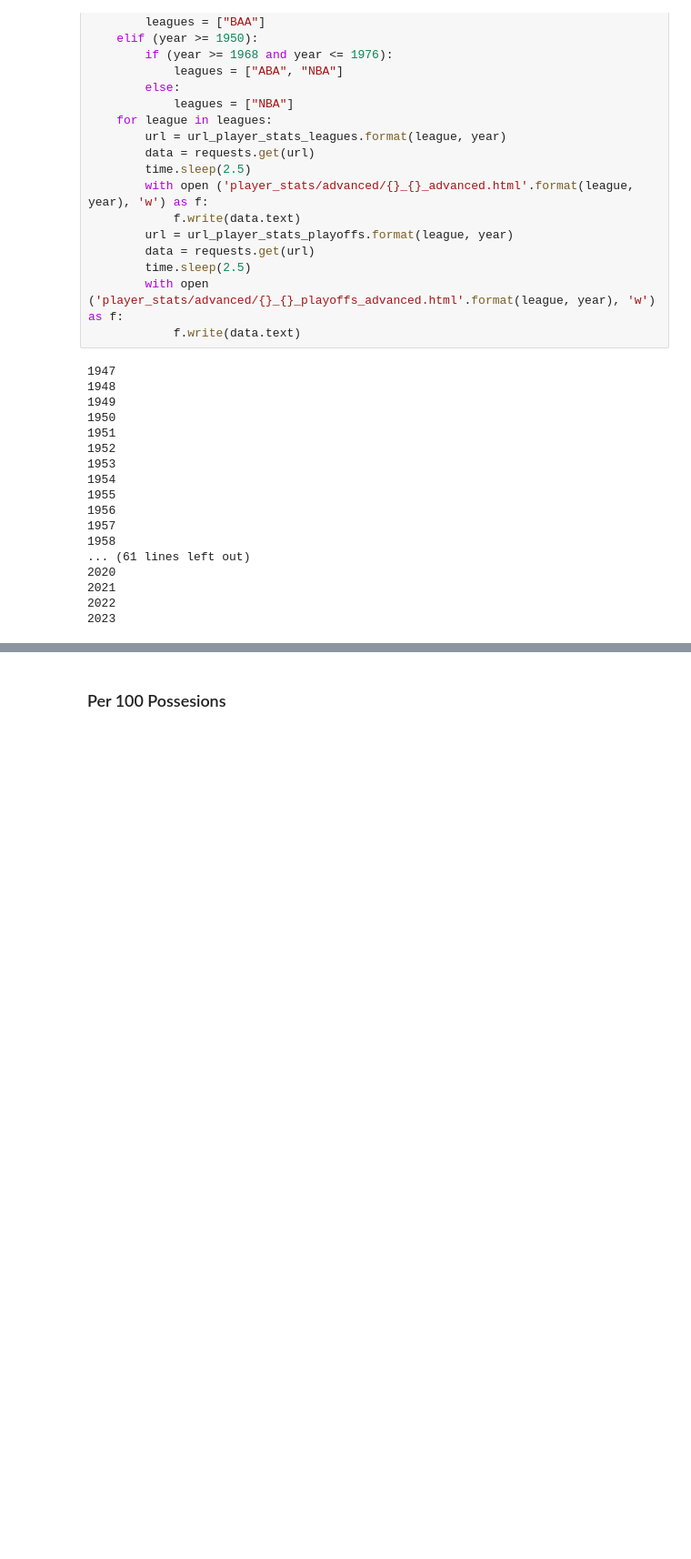
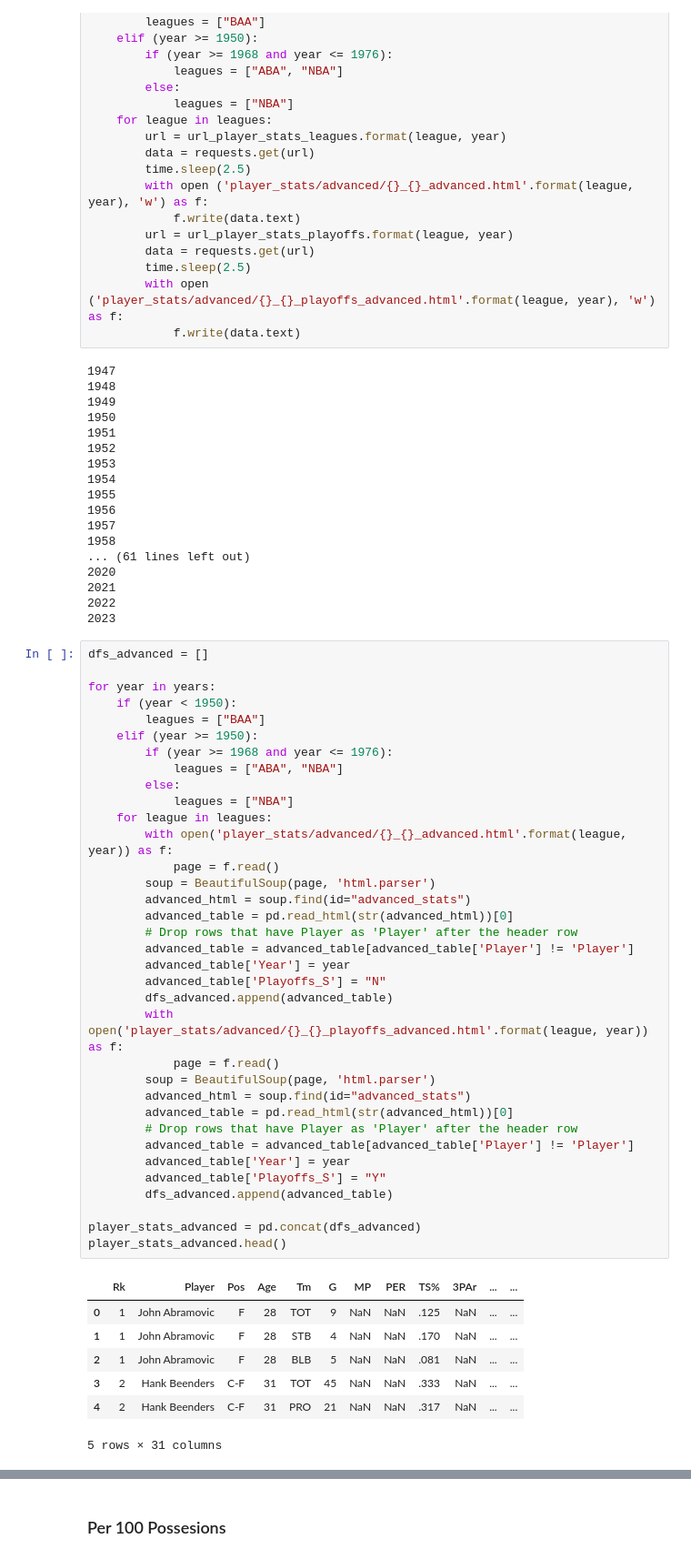
Before and after one commit to Scesar1/nba-stats, a Jupyter notebook: data/extract.ipynb, the cells around one changed output, grey strips where cells are left out. Shown: that part at 91% size. Drawn from its saved outputs; the diff is of its cells as text; blank space fills up the shorter version.

```diff
--- a/data/extract.ipynb
+++ b/data/extract.ipynb
@@ -225,3 +329,46 @@ for year in years:
 2021
 2022
 2023
+# %%
+dfs_advanced = []
+
+for year in years:
+    if (year < 1950):
+        leagues = ["BAA"]
+    elif (year >= 1950):
+        if (year >= 1968 and year <= 1976):
+            leagues = ["ABA", "NBA"]
+        else:
+            leagues = ["NBA"]
+    for league in leagues:
+        with open('player_stats/advanced/{}_{}_advanced.html'.format(league, year)) as f:
+            page = f.read()
+        soup = BeautifulSoup(page, 'html.parser')
+        advanced_html = soup.find(id="advanced_stats")
+        advanced_table = pd.read_html(str(advanced_html))[0]
+        # Drop rows that have Player as 'Player' after the header row
+        advanced_table = advanced_table[advanced_table['Player'] != 'Player']
+        advanced_table['Year'] = year
+        advanced_table['Playoffs_S'] = "N"
+        dfs_advanced.append(advanced_table)
+        with open('player_stats/advanced/{}_{}_playoffs_advanced.html'.format(league, year)) as f:
+            page = f.read()
+        soup = BeautifulSoup(page, 'html.parser')
+        advanced_html = soup.find(id="advanced_stats")
+        advanced_table = pd.read_html(str(advanced_html))[0]
+        # Drop rows that have Player as 'Player' after the header row
+        advanced_table = advanced_table[advanced_table['Player'] != 'Player']
+        advanced_table['Year'] = year
+        advanced_table['Playoffs_S'] = "Y"
+        dfs_advanced.append(advanced_table)
+
+player_stats_advanced = pd.concat(dfs_advanced)
+player_stats_advanced.head()
+# %% [output]
+|  | Rk | Player | Pos | Age | Tm | G | MP | PER | TS% | 3PAr | ... | ... |
+| 0 | 1 | John Abramovic | F | 28 | TOT | 9 | NaN | NaN | .125 | NaN | ... | ... |
+| 1 | 1 | John Abramovic | F | 28 | STB | 4 | NaN | NaN | .170 | NaN | ... | ... |
+| 2 | 1 | John Abramovic | F | 28 | BLB | 5 | NaN | NaN | .081 | NaN | ... | ... |
+| 3 | 2 | Hank Beenders | C-F | 31 | TOT | 45 | NaN | NaN | .333 | NaN | ... | ... |
+| 4 | 2 | Hank Beenders | C-F | 31 | PRO | 21 | NaN | NaN | .317 | NaN | ... | ... |
+5 rows × 31 columns
```
Also changed, not shown: parts of 37 cells of this notebook, 31 other files.
